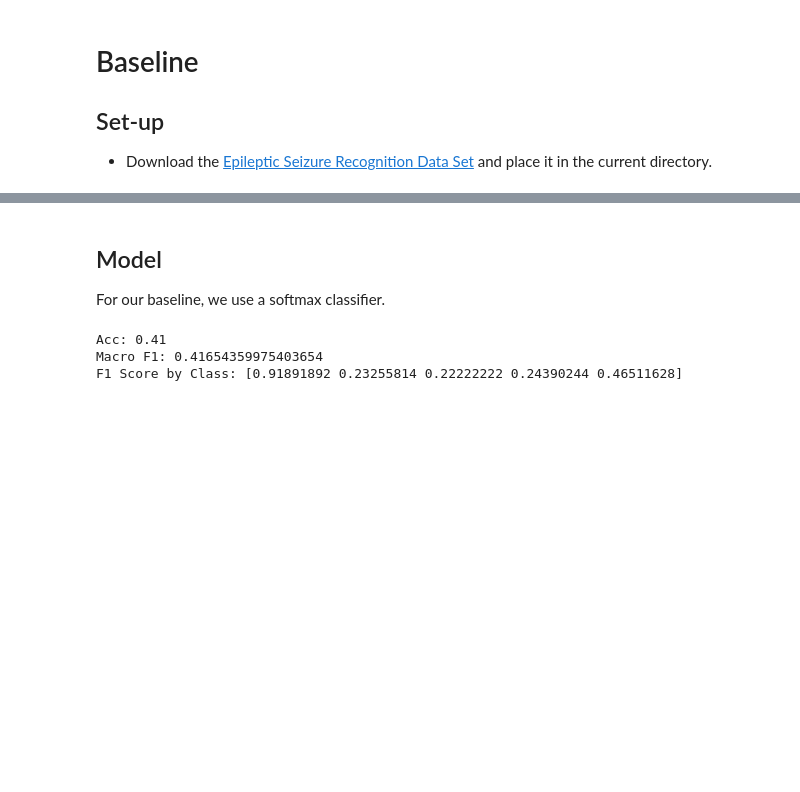
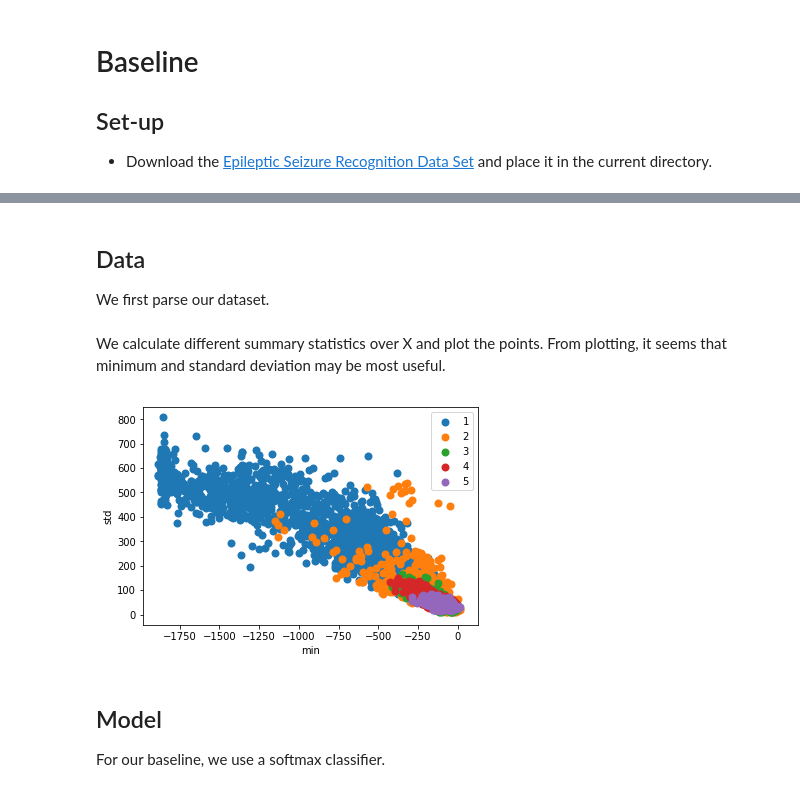
Before and after one commit to carolineh101/cs229-epilepsy, a Jupyter notebook: baseline.ipynb, the cells around one changed output, grey strips where cells are left out. Saved outputs shown, nothing was run; the diff lists cells and outputs as text; code cells hidden in the pictures; blank space fills up the shorter version.

```diff
--- a/baseline.ipynb
+++ b/baseline.ipynb
@@ -18 +11,4 @@ We generate a dataset with the minimum and standard deviation of a given individ
+# %% [markdown]
+## Data
+We first parse our dataset.
 # %%
@@ -20,4 +16,6 @@ X, y = util.parse_data()
 n = X.shape[0]
 classes = np.unique(y)
+# %% [markdown]
+We calculate different summary statistics over X and plot the points. From plotting, it seems that minimum and standard deviation may be most useful.
 # %%
 X = np.concatenate((np.amin(X, axis=1).reshape(n, 1), np.std(X, axis=1).reshape(n, 1)), axis=1)
@@ -26,19 +22,13 @@ X_train, X_test, y_train, y_test = train_test_split(X, y, test_size=0.2, random_
+# %%
+plt.figure()
+for c in classes:
+    plt.scatter(X[y == c, 0], X[y == c, 1], linewidth=2, label=str(c))
+plt.xlabel('min')
+plt.ylabel('std')
+plt.legend()
+plt.show()
+# %% [output]
+[figure, added]
 # %% [markdown]
 ## Model
 For our baseline, we use a softmax classifier.
-# %%
-clf = LogisticRegression(random_state=0, solver='lbfgs', multi_class='multinomial').fit(X_train, y_train)
-y_pred = clf.predict(X_test)
-
-acc = clf.score(X_test, y_test)
-f1_macro = f1_score(y_test, y_pred, average='macro')
-f1_per_class = f1_score(y_test, y_pred, average=None, labels=classes)
-cm = confusion_matrix(y_test, y_pred)
-
-print('Acc:', acc)
-print('Macro F1:', f1_macro)
-print('F1 Score by Class:', f1_per_class)
-# %% [output]
-Acc: 0.41
-Macro F1: 0.41654359975403654
-F1 Score by Class: [0.91891892 0.23255814 0.22222222 0.24390244 0.46511628]
```
Also changed, not shown: parts of 9 cells of this notebook, 2 other files.
